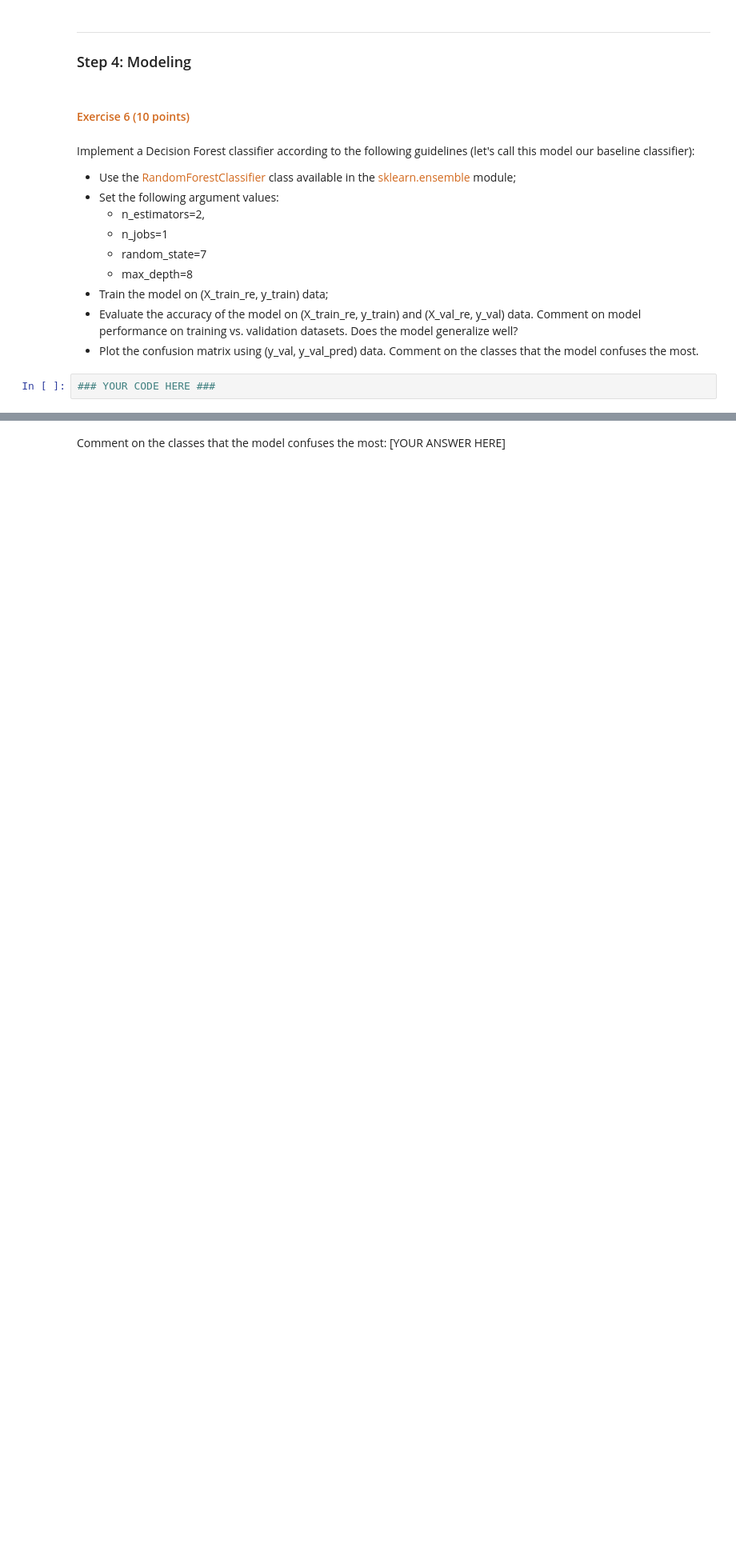
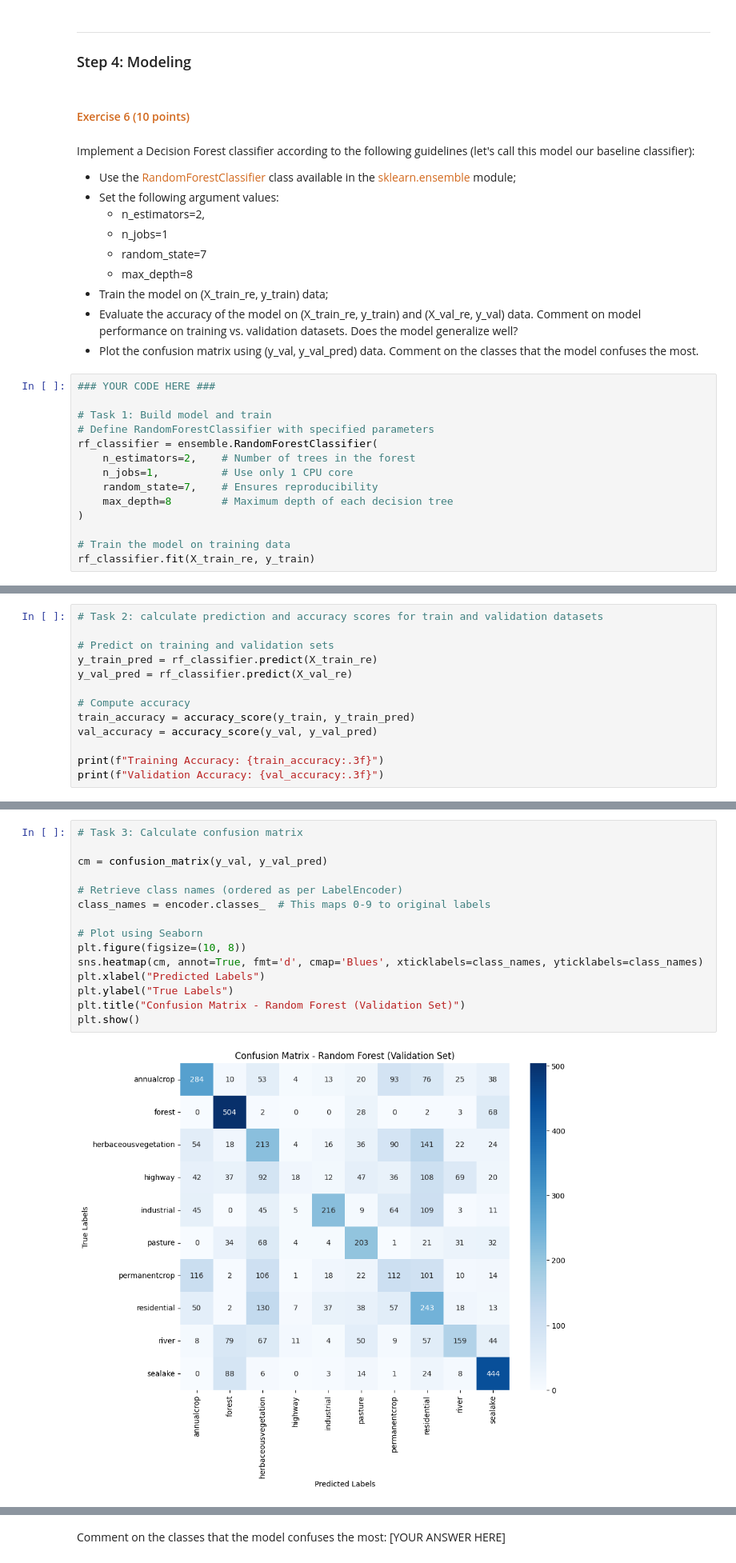
Before and after one commit to dabingougou/207, a Jupyter notebook: week_7/07 Decision Forests.ipynb, the cells around one changed output, grey strips where cells are left out. Shown at 80% size. Drawn from its saved outputs; the diff is of its cells as text; blank space fills up the shorter version.

```diff
--- a/week_7/07 Decision Forests.ipynb
+++ b/week_7/07 Decision Forests.ipynb
@@ -402,3 +477,15 @@ Implement a Decision Forest classifier according to the following guidelines (le
 - Plot the confusion matrix using (y_val, y_val_pred) data. Comment on the classes that the model confuses the most.
 # %%
 ### YOUR CODE HERE ###
+
+# Task 1: Build model and train
+# Define RandomForestClassifier with specified parameters
+rf_classifier = ensemble.RandomForestClassifier(
+    n_estimators=2,    # Number of trees in the forest
+    n_jobs=1,          # Use only 1 CPU core
+    random_state=7,    # Ensures reproducibility
+    max_depth=8        # Maximum depth of each decision tree
+)
+
+# Train the model on training data
+rf_classifier.fit(X_train_re, y_train)
@@ -404,0 +494,13 @@ Implement a Decision Forest classifier according to the following guidelines (le
+# %%
+# Task 2: calculate prediction and accuracy scores for train and validation datasets
+
+# Predict on training and validation sets
+y_train_pred = rf_classifier.predict(X_train_re)
+y_val_pred = rf_classifier.predict(X_val_re)
+
+# Compute accuracy
+train_accuracy = accuracy_score(y_train, y_train_pred)
+val_accuracy = accuracy_score(y_val, y_val_pred)
+
+print(f"Training Accuracy: {train_accuracy:.3f}")
+print(f"Validation Accuracy: {val_accuracy:.3f}")
@@ -405,2 +510,19 @@ Implement a Decision Forest classifier according to the following guidelines (le
+# %%
+# Task 3: Calculate confusion matrix
+
+cm = confusion_matrix(y_val, y_val_pred)
+
+# Retrieve class names (ordered as per LabelEncoder)
+class_names = encoder.classes_  # This maps 0-9 to original labels
+
+# Plot using Seaborn
+plt.figure(figsize=(10, 8))
+sns.heatmap(cm, annot=True, fmt='d', cmap='Blues', xticklabels=class_names, yticklabels=class_names)
+plt.xlabel("Predicted Labels")
+plt.ylabel("True Labels")
+plt.title("Confusion Matrix - Random Forest (Validation Set)")
+plt.show()
+# %% [output]
+[figure, added]
 # %% [markdown]
 Comment on model accuracy on training vs. validation data: [YOUR ANSWER HERE]
```
Also changed, not shown: parts of 20 cells of this notebook.
